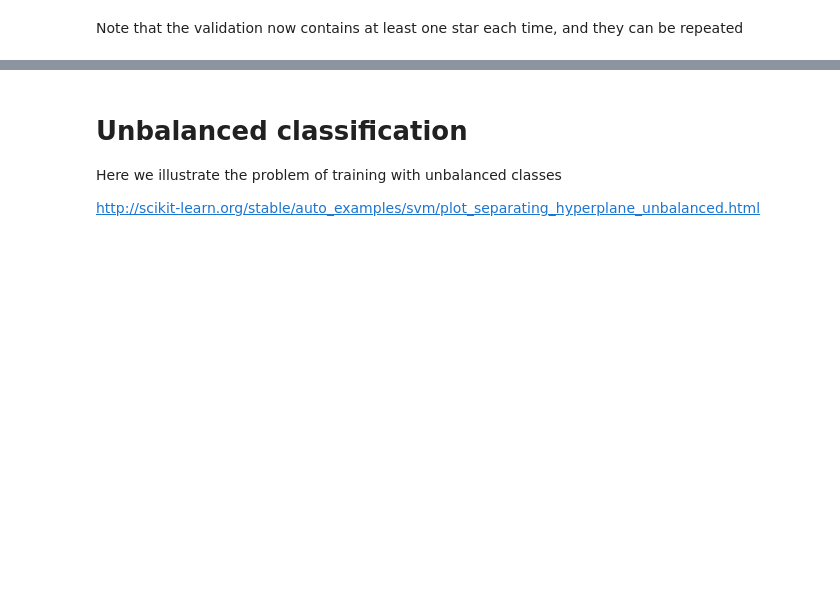
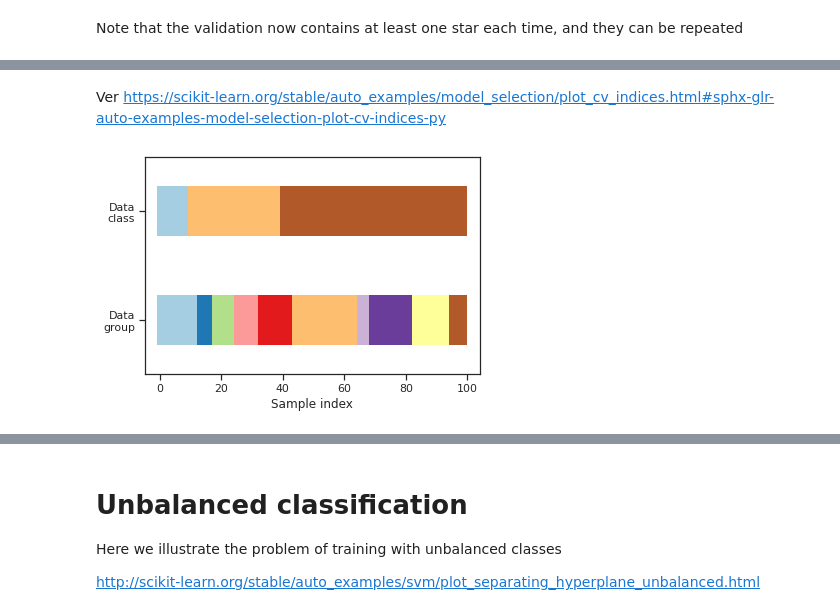
Before and after one commit to fforster/AS4501, a Jupyter notebook: ML_supervised/Classification_FF_AS4501.ipynb, the cells around one changed output, grey strips where cells are left out. Cells and saved outputs as stored; diff of their text form; code cells hidden in the pictures; blank space fills up the shorter version.

```diff
--- a/ML_supervised/Classification_FF_AS4501.ipynb
+++ b/ML_supervised/Classification_FF_AS4501.ipynb
@@ -1149,0 +1158,2 @@ Note that the validation now contains at least one star each time, and they can
+# %% [markdown]
+Ver https://scikit-learn.org/stable/auto_examples/model_selection/plot_cv_indices.html#sphx-glr-auto-examples-model-selection-plot-cv-indices-py
@@ -1149,0 +1180,43 @@ Note that the validation now contains at least one star each time, and they can
+# %%
+# Generate the class/group data
+n_points = 100
+X = rng.randn(100, 10)
+
+percentiles_classes = [0.1, 0.3, 0.6]
+y = np.hstack([[ii] * int(100 * perc) for ii, perc in enumerate(percentiles_classes)])
+
+# Generate uneven groups
+group_prior = rng.dirichlet([2] * 10)
+groups = np.repeat(np.arange(10), rng.multinomial(100, group_prior))
+
+
+def visualize_groups(classes, groups, name):
+    # Visualize dataset groups
+    fig, ax = plt.subplots()
+    ax.scatter(
+        range(len(groups)),
+        [0.5] * len(groups),
+        c=groups,
+        marker="_",
+        lw=50,
+        cmap=cmap_data,
+    )
+    ax.scatter(
+        range(len(groups)),
+        [3.5] * len(groups),
+        c=classes,
+        marker="_",
+        lw=50,
+        cmap=cmap_data,
+    )
+    ax.set(
+        ylim=[-1, 5],
+        yticks=[0.5, 3.5],
+        yticklabels=["Data\ngroup", "Data\nclass"],
+        xlabel="Sample index",
+    )
+
+
+visualize_groups(y, groups, "no groups")
+# %% [output]
+[figure, added]
```
Also changed, not shown: parts of 17 cells of this notebook.
